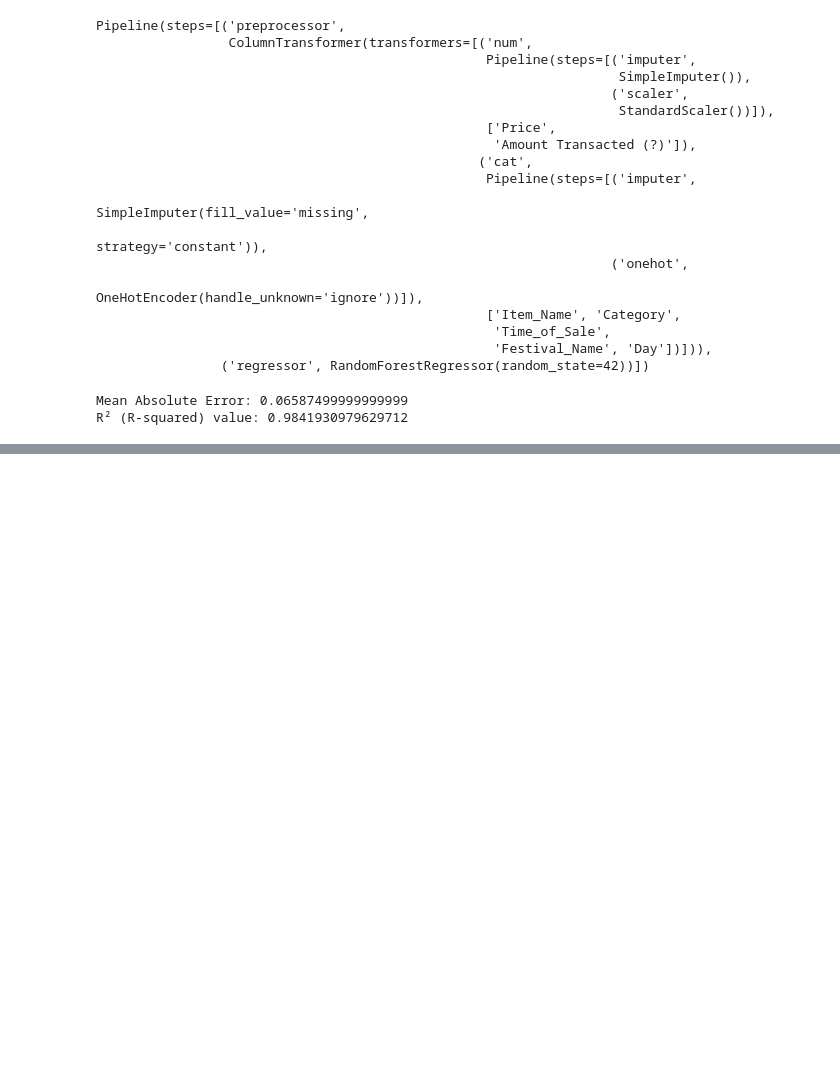
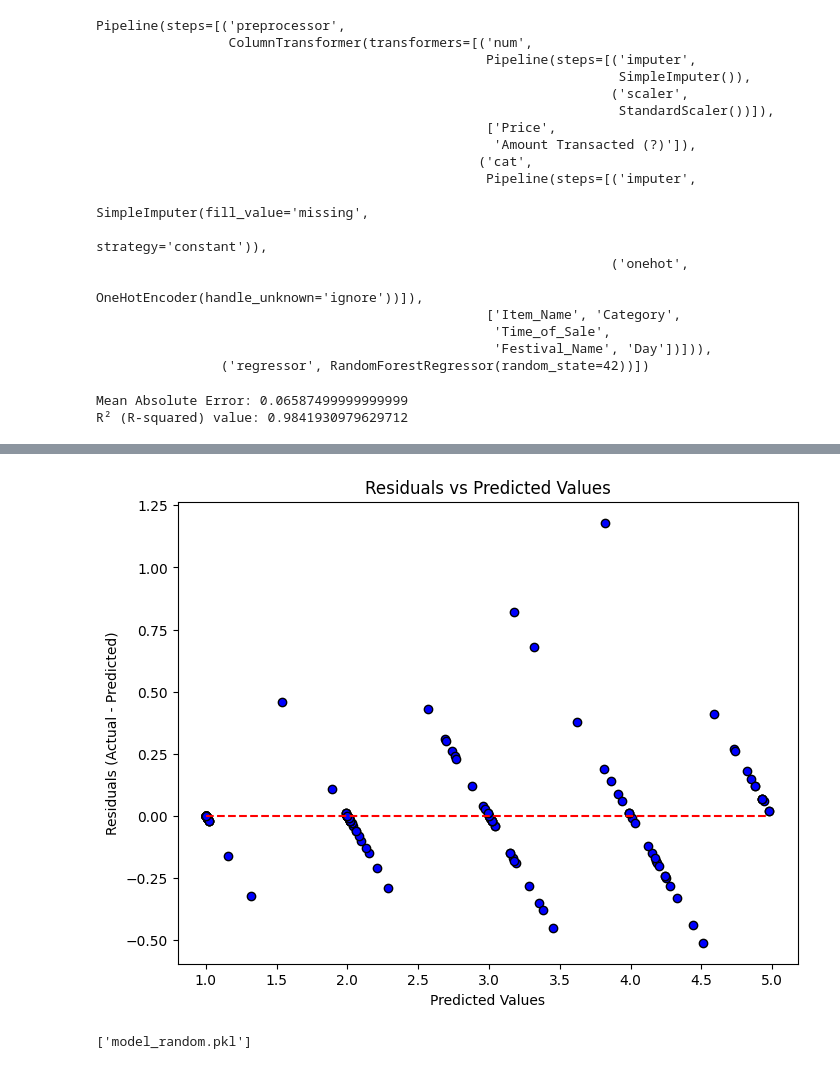
Before and after one commit to shrutibel27/BtechProject, a Jupyter notebook: notebook/Customer_Segmentaion_in_food.ipynb, the cells around one changed output, grey strips where cells are left out. Cells and saved outputs as stored; diff of their text form; code cells hidden in the pictures; blank space fills up the shorter version.

```diff
--- a/notebook/Customer_Segmentaion_in_food.ipynb
+++ b/notebook/Customer_Segmentaion_in_food.ipynb
@@ -397,0 +432,17 @@ R² (R-squared) value: 0.9841930979629712
+# %%
+# Plotting Residuals (Actual - Predicted)
+residuals = y_test - y_pred
+plt.figure(figsize=(8, 6))
+plt.scatter(y_pred, residuals, color='blue', edgecolors='black')
+plt.hlines(y=0, xmin=min(y_pred), xmax=max(y_pred), color='red', linestyle='--')
+plt.title("Residuals vs Predicted Values")
+plt.xlabel("Predicted Values")
+plt.ylabel("Residuals (Actual - Predicted)")
+plt.show()
+# %% [output]
+[figure, added]
+# %%
+import joblib
+joblib.dump(model_random, 'model_random.pkl')
+# %% [output]
+['model_random.pkl']
```
Also changed, not shown: parts of 2 cells of this notebook, 7 other files.
